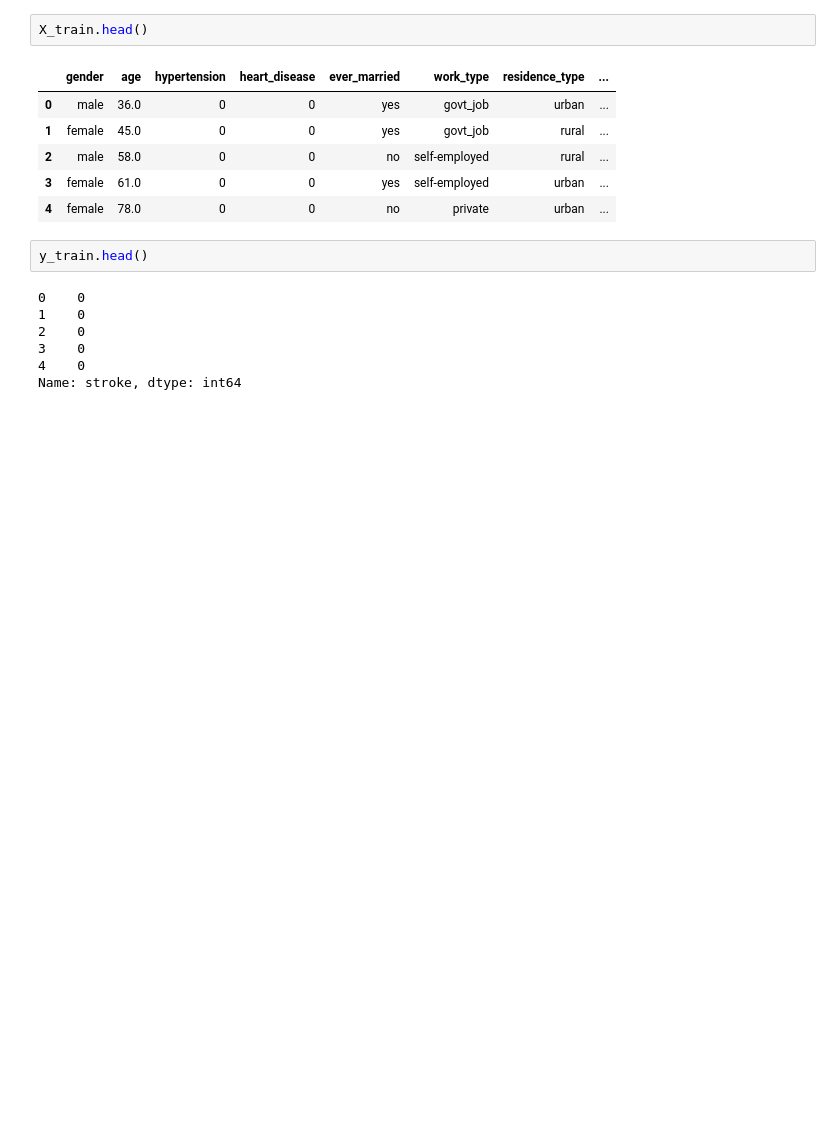
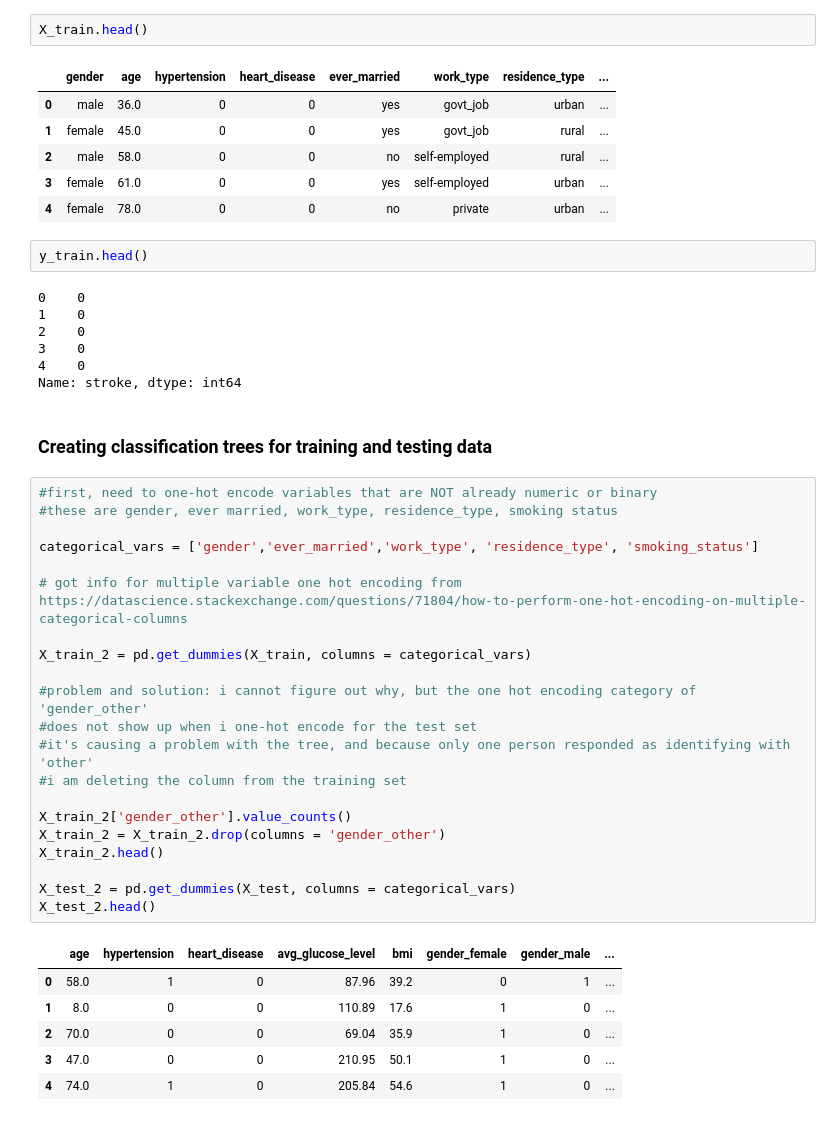
Before and after one commit to DS3001/group5, a Jupyter notebook: lab2.ipynb, the cells around one changed output. Drawn from its saved outputs; the diff is of its cells as text; blank space fills up the shorter version.

```diff
--- a/lab2.ipynb
+++ b/lab2.ipynb
@@ -282,3 +282,33 @@ y_train.head()
 3    0
 4    0
 Name: stroke, dtype: int64
+# %% [markdown]
+### Creating classification trees for training and testing data
+# %%
+#first, need to one-hot encode variables that are NOT already numeric or binary
+#these are gender, ever married, work_type, residence_type, smoking status
+
+categorical_vars = ['gender','ever_married','work_type', 'residence_type', 'smoking_status']
+
+# got info for multiple variable one hot encoding from https://datascience.stackexchange.com/questions/71804/how-to-perform-one-hot-encoding-on-multiple-categorical-columns
+
+X_train_2 = pd.get_dummies(X_train, columns = categorical_vars)
+
+#problem and solution: i cannot figure out why, but the one hot encoding category of 'gender_other'
+#does not show up when i one-hot encode for the test set
+#it's causing a problem with the tree, and because only one person responded as identifying with 'other'
+#i am deleting the column from the training set
+
+X_train_2['gender_other'].value_counts()
+X_train_2 = X_train_2.drop(columns = 'gender_other')
+X_train_2.head()
+
+X_test_2 = pd.get_dummies(X_test, columns = categorical_vars)
+X_test_2.head()
+# %% [output]
+|  | age | hypertension | heart_disease | avg_glucose_level | bmi | gender_female | gender_male | ... |
+| 0 | 58.0 | 1 | 0 | 87.96 | 39.2 | 0 | 1 | ... |
+| 1 | 8.0 | 0 | 0 | 110.89 | 17.6 | 1 | 0 | ... |
+| 2 | 70.0 | 0 | 0 | 69.04 | 35.9 | 1 | 0 | ... |
+| 3 | 47.0 | 0 | 0 | 210.95 | 50.1 | 1 | 0 | ... |
+| 4 | 74.0 | 1 | 0 | 205.84 | 54.6 | 1 | 0 | ... |
```
Also changed, not shown: parts of 2 cells of this notebook.
